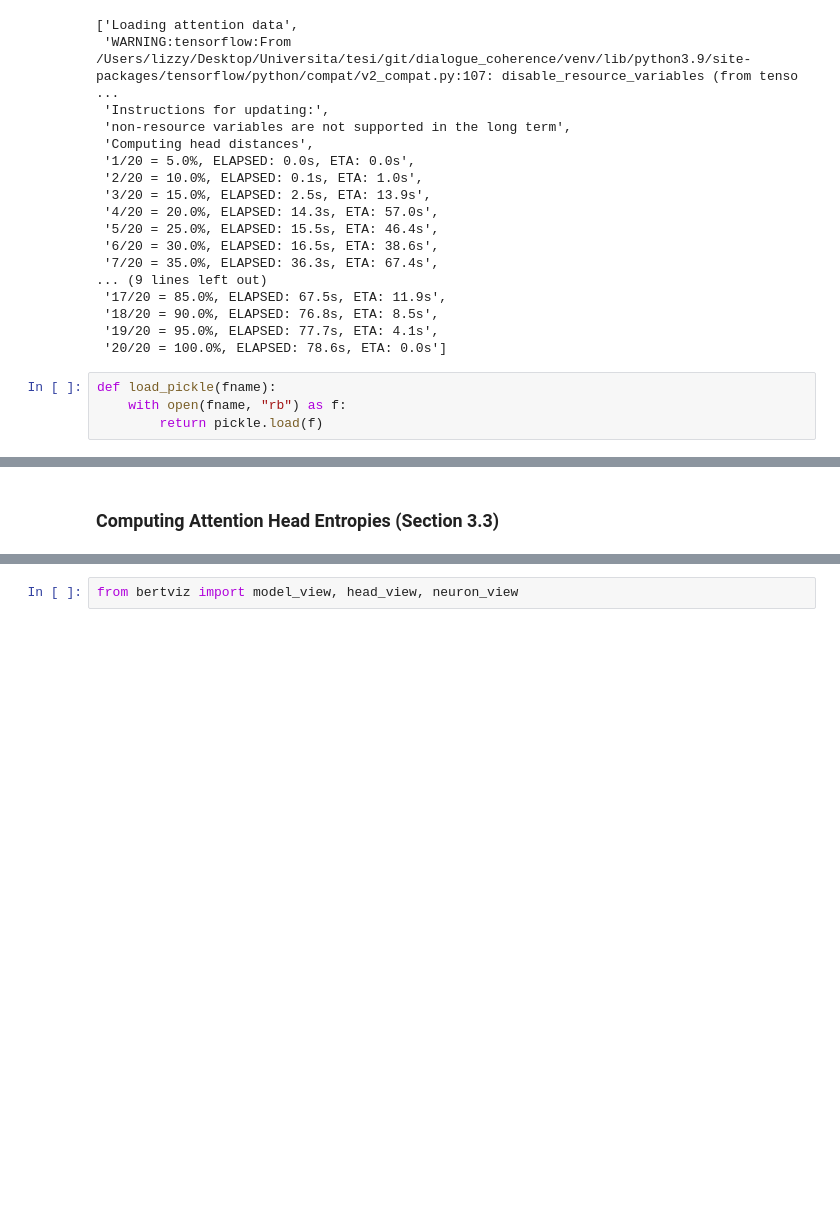
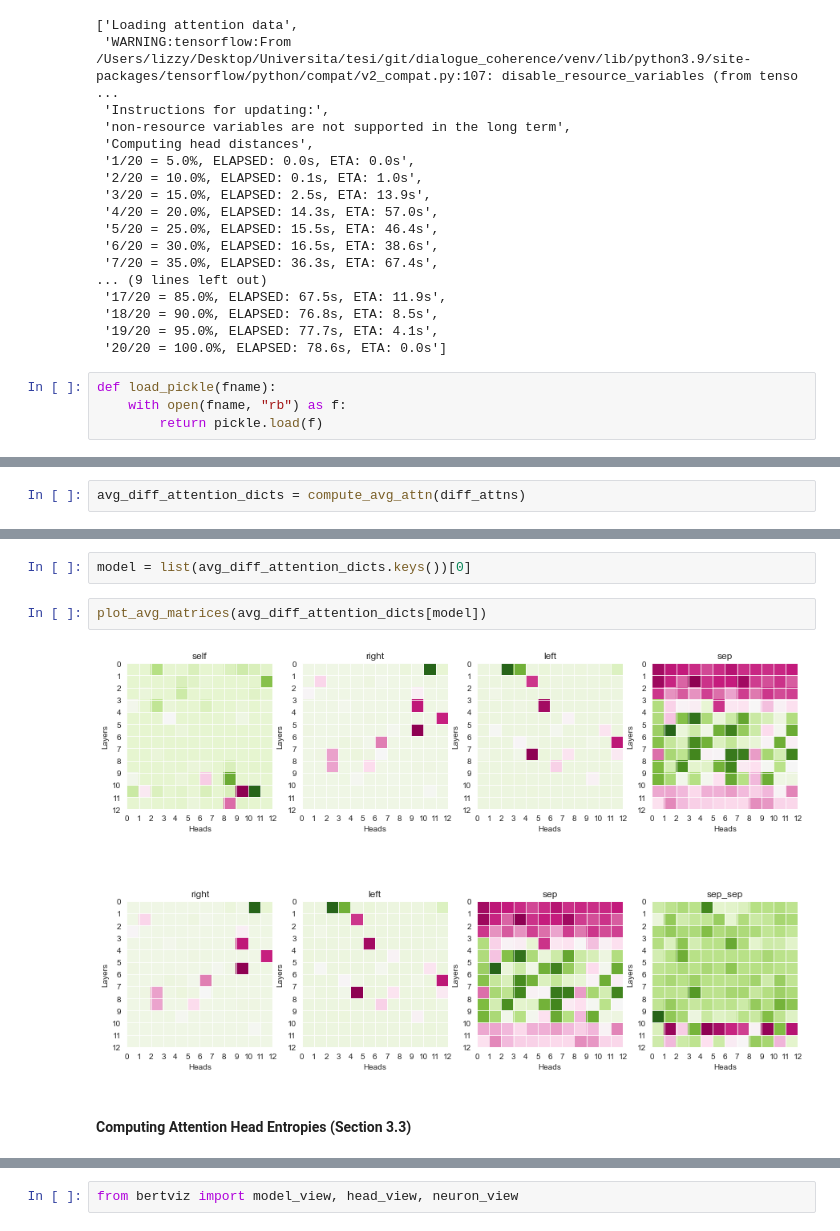
Before and after one commit to eliroc98/dialogue_coherence, a Jupyter notebook: attention.ipynb, the cells around one changed output, grey strips where cells are left out. Saved outputs shown, nothing was run; the diff lists cells and outputs as text; blank space fills up the shorter version.

```diff
--- a/attention.ipynb
+++ b/attention.ipynb
@@ -324,0 +437,2 @@ array([[0., 0., 0., 0., 0., 0., 0., 0., 0., 0., 0., 0., 0., 0., 0., 0.],
+# %%
+avg_diff_attention_dicts = compute_avg_attn(diff_attns)
@@ -325,5 +449,11 @@ array([[0., 0., 0., 0., 0., 0., 0., 0., 0., 0., 0., 0., 0., 0., 0., 0.],
+# %%
+model = list(avg_diff_attention_dicts.keys())[0]
+# %%
+plot_avg_matrices(avg_diff_attention_dicts[model])
+# %% [output]
+[figure, added]
 # %% [markdown]
-### Computing Attention Head Entropies (Section 3.3)
+#### Computing Attention Head Entropies (Section 3.3)
 # %%
 uniform_attn_entropy = 0  # entropy of uniform attention
 entropies = np.zeros((12, 12))  # entropy of attention heads
```
Also changed, not shown: parts of 47 cells of this notebook.
